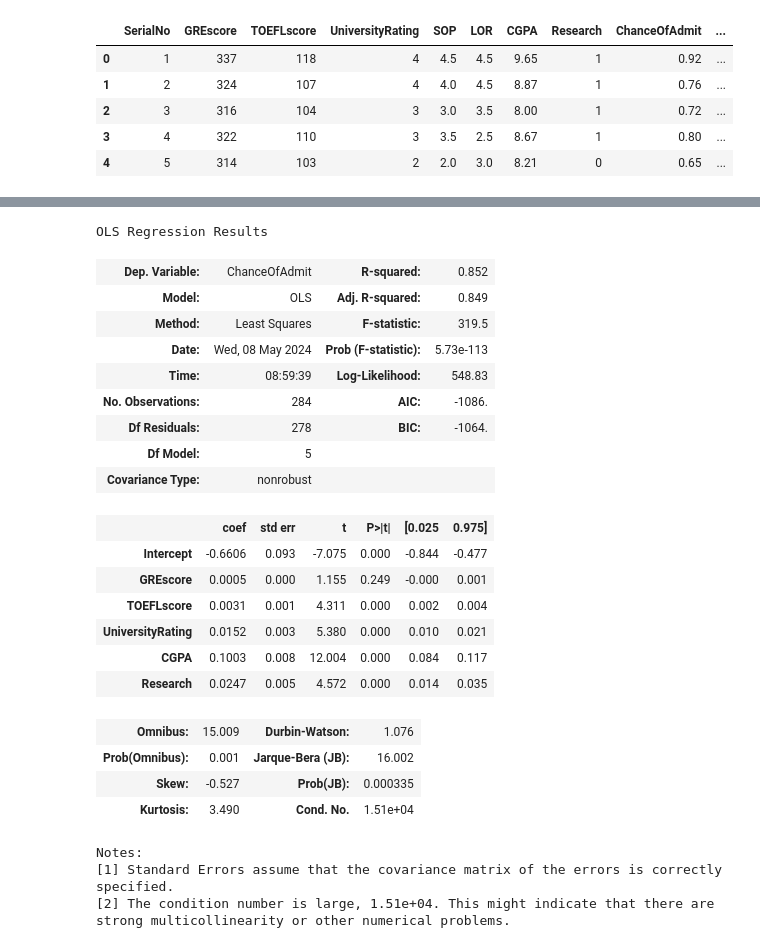
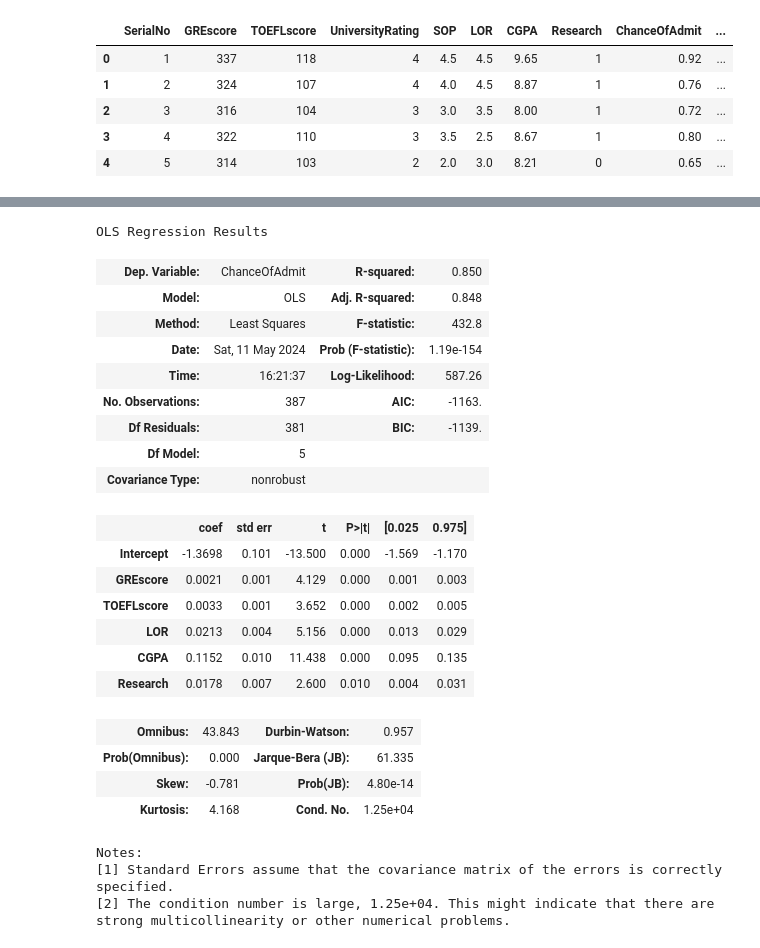
Before and after one commit to IvetaKuncova/Regression_model_homework01, a Jupyter notebook: Kuncova_ukol01.ipynb, the cells around one changed output, grey strips where cells are left out. Saved outputs shown, nothing was run; the diff lists cells and outputs as text; code cells hidden in the pictures.

```diff
--- a/Kuncova_ukol01.ipynb
+++ b/Kuncova_ukol01.ipynb
@@ -202,6 +202,9 @@ sns.boxplot(data=df, x='ChanceOfAdmit')
 [figure]
 # %%
 # identifying outliers
-lowerWhisker = np.quantile(df['ChanceOfAdmit'], 0.25)
+q1 = np.quantile(df['ChanceOfAdmit'], 0.25)
+q3 = np.quantile(df['ChanceOfAdmit'], 0.75)
+iqr = q3 - q1
+lowerWhisker = q1 - 1.5 * iqr
 lowerWhisker
 # %% [output]
@@ -275,7 +278,7 @@ strong multicollinearity or other numerical problems.
 # %%
 # 1. Calculate Cook's distance for each point.
 
-formula = "ChanceOfAdmit ~ GREscore + TOEFLscore + UniversityRating + CGPA + Research"
+formula = "ChanceOfAdmit ~ GREscore + TOEFLscore + LOR + CGPA + Research"
 mod = smf.ols(formula=formula, data=df)
 res = mod.fit()
 influence = OLSInfluence(res)
@@ -299,6 +302,6 @@ sns.histplot(data=df, x='CooksDistance')
 # %%
 # removing outliers
-df = df[df['CooksDistance'] < 0.04]
+df = df[df['CooksDistance'] < 0.02]
 # %%
 sns.histplot(data=df, x='CooksDistance')
 # %% [output]
@@ -307,34 +310,33 @@ sns.histplot(data=df, x='CooksDistance')
 # %%
-formula = "ChanceOfAdmit ~ GREscore + TOEFLscore + UniversityRating + CGPA + Research"
+formula = "ChanceOfAdmit ~ GREscore + TOEFLscore + LOR + CGPA + Research"
 mod = smf.ols(formula=formula, data=df)
 res = mod.fit()
 res.summary()
 
-# After removing rows with Cooks distance > 0.04 is R-squared higher,
-# but the non-significance of GRE Score is also higher.
+# After removing rows with Cooks distance > 0.02 is R-squared higher.
 # %% [output]
 OLS Regression Results
-| Dep. Variable: | ChanceOfAdmit | R-squared: | 0.852 |
-| Model: | OLS | Adj. R-squared: | 0.849 |
-| Method: | Least Squares | F-statistic: | 319.5 |
-| Date: | Wed, 08 May 2024 | Prob (F-statistic): | 5.73e-113 |
-| Time: | 08:59:39 | Log-Likelihood: | 548.83 |
-| No. Observations: | 284 | AIC: | -1086. |
-| Df Residuals: | 278 | BIC: | -1064. |
+| Dep. Variable: | ChanceOfAdmit | R-squared: | 0.850 |
+| Model: | OLS | Adj. R-squared: | 0.848 |
+| Method: | Least Squares | F-statistic: | 432.8 |
+| Date: | Sat, 11 May 2024 | Prob (F-statistic): | 1.19e-154 |
+| Time: | 16:21:37 | Log-Likelihood: | 587.26 |
+| No. Observations: | 387 | AIC: | -1163. |
+| Df Residuals: | 381 | BIC: | -1139. |
 | Df Model: | 5 |  |  |
 | Covariance Type: | nonrobust |  |  |
 |  | coef | std err | t | P>|t| | [0.025 | 0.975] |
-| Intercept | -0.6606 | 0.093 | -7.075 | 0.000 | -0.844 | -0.477 |
-| GREscore | 0.0005 | 0.000 | 1.155 | 0.249 | -0.000 | 0.001 |
-| TOEFLscore | 0.0031 | 0.001 | 4.311 | 0.000 | 0.002 | 0.004 |
-| UniversityRating | 0.0152 | 0.003 | 5.380 | 0.000 | 0.010 | 0.021 |
-| CGPA | 0.1003 | 0.008 | 12.004 | 0.000 | 0.084 | 0.117 |
-| Research | 0.0247 | 0.005 | 4.572 | 0.000 | 0.014 | 0.035 |
+| Intercept | -1.3698 | 0.101 | -13.500 | 0.000 | -1.569 | -1.170 |
+| GREscore | 0.0021 | 0.001 | 4.129 | 0.000 | 0.001 | 0.003 |
+| TOEFLscore | 0.0033 | 0.001 | 3.652 | 0.000 | 0.002 | 0.005 |
+| LOR | 0.0213 | 0.004 | 5.156 | 0.000 | 0.013 | 0.029 |
+| CGPA | 0.1152 | 0.010 | 11.438 | 0.000 | 0.095 | 0.135 |
+| Research | 0.0178 | 0.007 | 2.600 | 0.010 | 0.004 | 0.031 |
-| Omnibus: | 15.009 | Durbin-Watson: | 1.076 |
-| Prob(Omnibus): | 0.001 | Jarque-Bera (JB): | 16.002 |
-| Skew: | -0.527 | Prob(JB): | 0.000335 |
-| Kurtosis: | 3.490 | Cond. No. | 1.51e+04 |
+| Omnibus: | 43.843 | Durbin-Watson: | 0.957 |
+| Prob(Omnibus): | 0.000 | Jarque-Bera (JB): | 61.335 |
+| Skew: | -0.781 | Prob(JB): | 4.80e-14 |
+| Kurtosis: | 4.168 | Cond. No. | 1.25e+04 |
 Notes:
 [1] Standard Errors assume that the covariance matrix of the errors is correctly specified.
-[2] The condition number is large, 1.51e+04. This might indicate that there are
+[2] The condition number is large, 1.25e+04. This might indicate that there are
 strong multicollinearity or other numerical problems.
```
Also changed, not shown: parts of 7 cells of this notebook.
